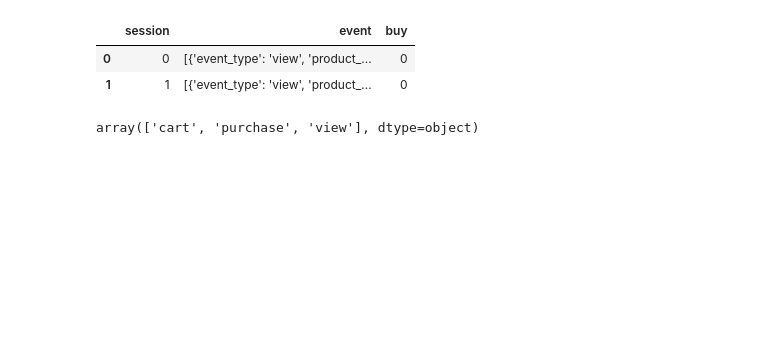
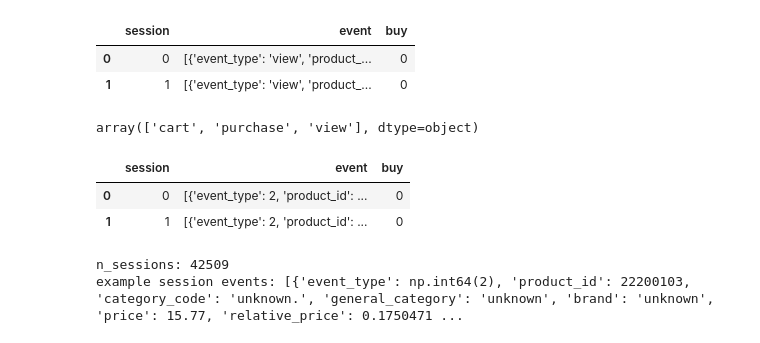
Before and after one commit to HyunsungRyu/Ecommerce_analysis, a Jupyter notebook: customer_modeling.ipynb, the cells around one changed output. Cells and saved outputs as stored; diff of their text form; code cells hidden in the pictures; blank space fills up the shorter version.

```diff
--- a/customer_modeling.ipynb
+++ b/customer_modeling.ipynb
@@ -160,3 +160,9 @@ def encode_event_type(events):
     return events
 # 적용
 log_dict['event'] = log_dict['event'].apply(encode_event_type)
+# %%
+log_dict.head(2)
+# %% [output]
+|  | session | event | buy |
+| 0 | 0 | [{'event_type': 2, 'product_id': ... | 0 |
+| 1 | 1 | [{'event_type': 2, 'product_id': ... | 0 |
@@ -162,0 +180,27 @@ log_dict['event'] = log_dict['event'].apply(encode_event_type)
+# %%
+# 1) 파싱
+# columns = ['session', 'event', 'buy']
+# event 컬럼은 문자열화된 리스트(예: "[{...}, {...}]")
+# parse if string
+def parse_events(x):
+    if isinstance(x, str):
+        try:
+            return ast.literal_eval(x)
+        except Exception:
+            try:
+                return json.loads(x)
+            except Exception:
+                return []
+    elif isinstance(x, list):
+        return x
+    else:
+        return []
+
+df['events_parsed'] = df['event'].apply(parse_events)
+
+# quick inspect
+print("n_sessions:", len(df))
+print("example session events:", df['events_parsed'].iloc[0])
+# %% [output]
+n_sessions: 42509
+example session events: [{'event_type': np.int64(2), 'product_id': 22200103, 'category_code': 'unknown.', 'general_category': 'unknown', 'brand': 'unknown', 'price': 15.77, 'relative_price': 0.1750471 ...
```
Also changed, not shown: parts of 18 cells of this notebook.
